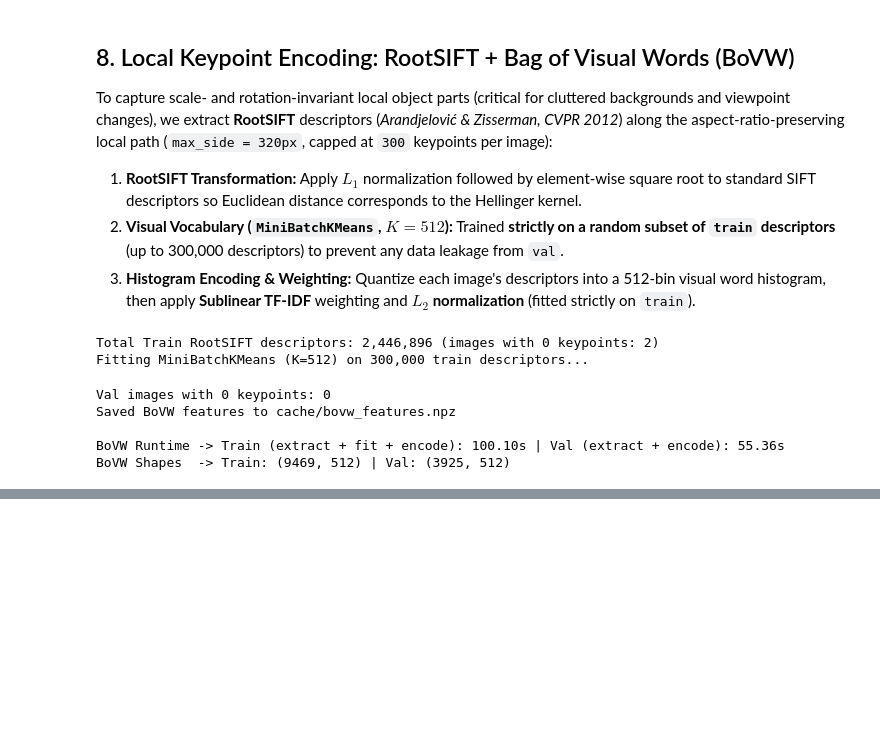
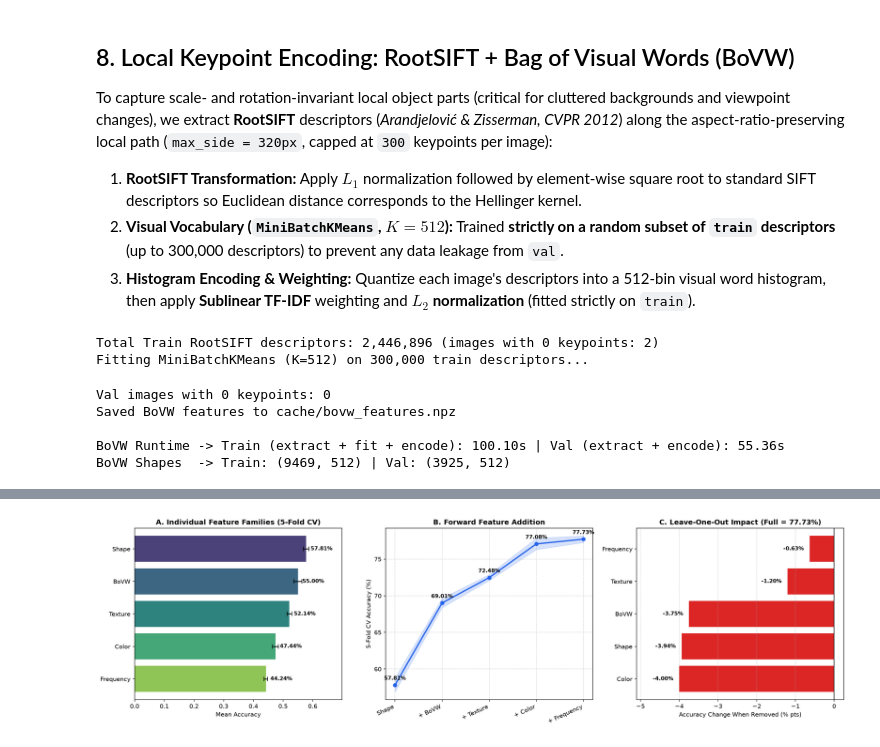
Before and after one commit to KasraKra/imagenette-classical-cv, a Jupyter notebook: HW1_40123006.ipynb, the cells around one changed output, grey strips where cells are left out. Saved outputs shown, nothing was run; the diff lists cells and outputs as text; code cells hidden in the pictures; blank space fills up the shorter version.

```diff
--- a/HW1_40123006.ipynb
+++ b/HW1_40123006.ipynb
@@ -599,0 +707,92 @@ BoVW Shapes  -> Train: (9469, 512) | Val: (3925, 512)
+# %%
+ALL_FAMILIES = list(TRAIN_FEATURES.keys())
+
+# 1. Individual Family Performance
+print("Running Part 1: Individual Feature Families...")
+indiv_rows = []
+for fam in ALL_FAMILIES:
+    res = evaluate_feature_subset_cv([fam])
+    res["family"] = fam
+    indiv_rows.append(res)
+
+indiv_df = pd.DataFrame(indiv_rows).sort_values("acc_mean", ascending=False).reset_index(drop=True)
+display(indiv_df[["family", "n_dims", "acc_mean", "acc_std", "f1_mean", "cv_time_s"]])
+
+# 2. Forward Addition (ranked by individual performance)
+print("\nRunning Part 2: Forward Addition...")
+ranked_families = indiv_df["family"].tolist()
+fwd_rows = []
+current_subset = []
+for fam in ranked_families:
+    current_subset.append(fam)
+    res = evaluate_feature_subset_cv(current_subset)
+    res["step"] = f"+ {fam}" if len(current_subset) > 1 else fam
+    fwd_rows.append(res)
+
+fwd_df = pd.DataFrame(fwd_rows)
+display(fwd_df[["step", "families", "n_dims", "acc_mean", "acc_std", "f1_mean", "cv_time_s"]])
+
+# 3. Leave-One-Out (LOO) from Full Fused Vector
+print("\nRunning Part 3: Leave-One-Out (LOO)...")
+full_acc = fwd_df.iloc[-1]["acc_mean"]
+full_f1 = fwd_df.iloc[-1]["f1_mean"]
+
+loo_rows = []
+for fam in ALL_FAMILIES:
+    subset = [f for f in ALL_FAMILIES if f != fam]
+    res = evaluate_feature_subset_cv(subset)
+    res["removed_family"] = fam
+    res["delta_acc"] = res["acc_mean"] - full_acc  # Negative means accuracy dropped when removed
+    res["delta_f1"] = res["f1_mean"] - full_f1
+    loo_rows.append(res)
+
+loo_df = pd.DataFrame(loo_rows).sort_values("delta_acc", ascending=True).reset_index(drop=True)
+display(loo_df[["removed_family", "n_dims", "acc_mean", "delta_acc", "f1_mean", "delta_f1", "cv_time_s"]])
+
+# --- Visualization (3-Panel Ablation Figure for Report) ---
+fig, axes = plt.subplots(1, 3, figsize=(18, 5.2), dpi=150)
+
+# Panel A: Individual Families
+sns.barplot(data=indiv_df, x="acc_mean", y="family", hue="family", palette="viridis", legend=False, ax=axes[0])
+axes[0].errorbar(indiv_df["acc_mean"], range(len(indiv_df)), xerr=indiv_df["acc_std"], fmt="none", c="black", capsize=4)
+axes[0].set_title("A. Individual Feature Families (5-Fold CV)", fontweight="bold")
+axes[0].set_xlabel("Mean Accuracy")
+axes[0].set_ylabel("")
+axes[0].set_xlim(0, max(indiv_df["acc_mean"]) + 0.12)
+for i, v in enumerate(indiv_df["acc_mean"]):
+    axes[0].text(v + 0.015, i, f"{v*100:.2f}%", va="center", fontsize=9, fontweight="bold")
+
+# Panel B: Forward Addition Curve
+x_steps = range(len(fwd_df))
+axes[1].plot(x_steps, fwd_df["acc_mean"] * 100, marker="o", linewidth=2.2, color="#2563EB")
+axes[1].fill_between(
+    x_steps,
+    (fwd_df["acc_mean"] - fwd_df["acc_std"]) * 100,
+    (fwd_df["acc_mean"] + fwd_df["acc_std"]) * 100,
+    alpha=0.18, color="#2563EB"
+)
+axes[1].set_xticks(x_steps)
+axes[1].set_xticklabels(fwd_df["step"], rotation=25, ha="right")
+axes[1].set_title("B. Forward Feature Addition", fontweight="bold")
+axes[1].set_ylabel("5-Fold CV Accuracy (%)")
+axes[1].grid(True, linestyle="--", alpha=0.5)
+for i, v in enumerate(fwd_df["acc_mean"] * 100):
+    axes[1].text(i, v + 0.7, f"{v:.2f}%", ha="center", fontsize=9, fontweight="bold")
+
+# Panel C: Leave-One-Out Delta Accuracy
+colors_loo = ["#DC2626" if d < 0 else "#16A34A" for d in loo_df["delta_acc"]]
+axes[2].barh(loo_df["removed_family"], loo_df["delta_acc"] * 100, color=colors_loo)
+axes[2].axvline(0, color="black", linewidth=1.0)
+axes[2].set_title(f"C. Leave-One-Out Impact (Full = {full_acc*100:.2f}%)", fontweight="bold")
+axes[2].set_xlabel("Accuracy Change When Removed (% pts)")
+axes[2].grid(axis="x", linestyle="--", alpha=0.5)
+for i, d in enumerate(loo_df["delta_acc"] * 100):
+    offset = -0.15 if d < 0 else 0.15
+    ha = "right" if d < 0 else "left"
+    axes[2].text(d + offset, i, f"{d:+.2f}%", va="center", ha=ha, fontsize=9, fontweight="bold")
+    axes[2].set_xlim(min(loo_df["delta_acc"] * 100) - 1.1, 0.25)
+plt.tight_layout()
+os.makedirs("assets", exist_ok=True)
+plt.savefig("assets/ablation_study.png", dpi=200, bbox_inches="tight")
+plt.show()
+# %% [output]
@@ -599,0 +820 @@ BoVW Shapes  -> Train: (9469, 512) | Val: (3925, 512)
+[figure, added]
```
Also changed, not shown: parts of 4 cells of this notebook, 1 other file.
